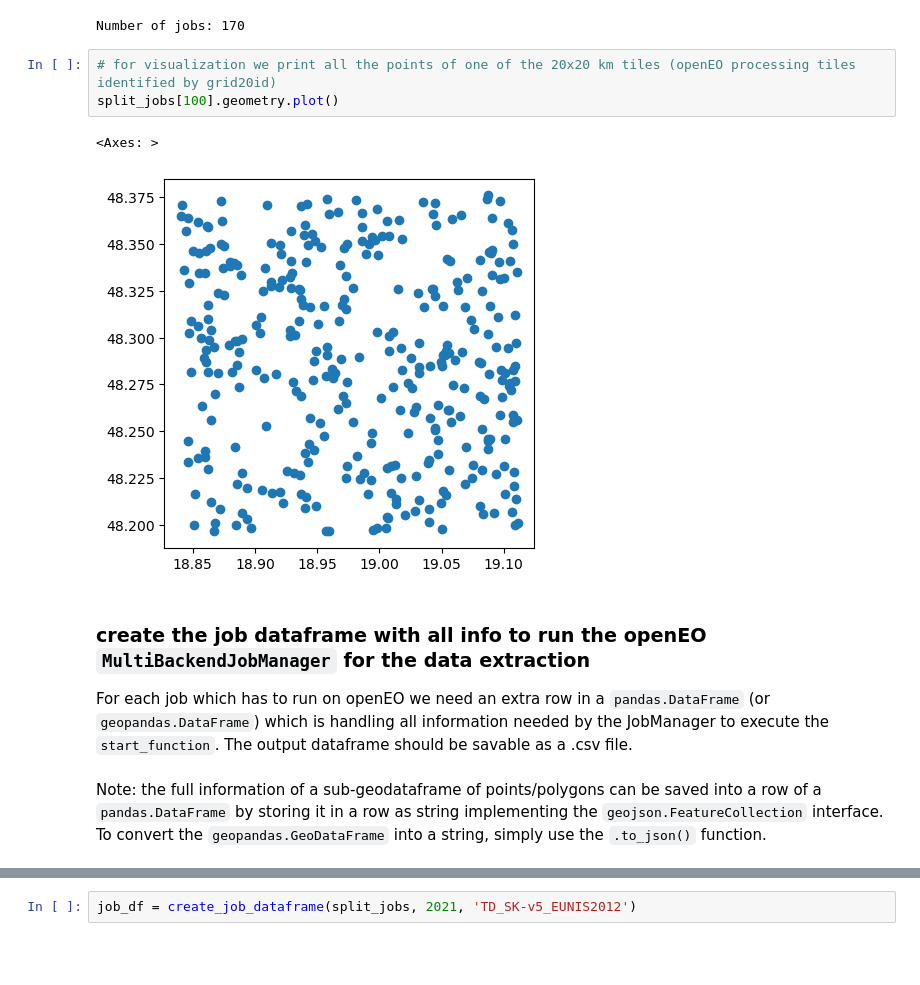
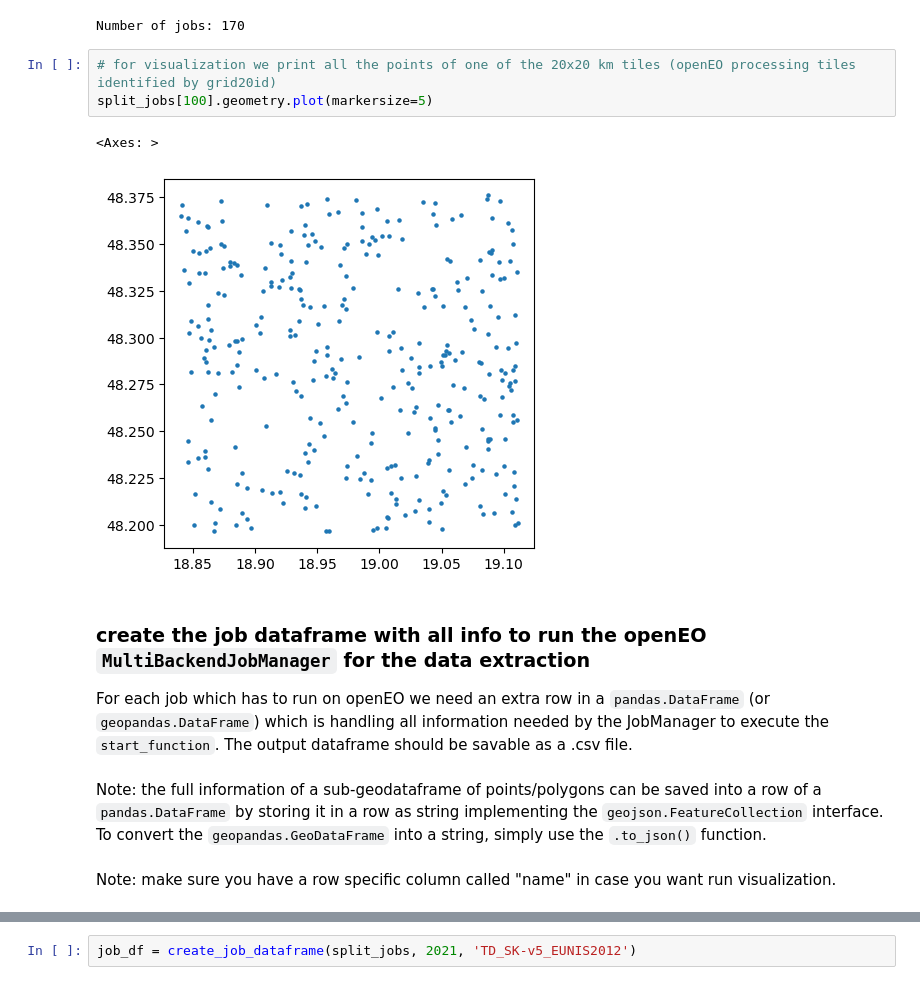
Before and after one commit to ESA-WEED-project/eo_processing, a Jupyter notebook: notebooks/example_SK-TD-points_full-feature_extraction.ipynb, the cells around one changed output, grey strips where cells are left out. Saved outputs shown, nothing was run; the diff lists cells and outputs as text; blank space fills up the shorter version.

```diff
--- a/notebooks/example_SK-TD-points_full-feature_extraction.ipynb
+++ b/notebooks/example_SK-TD-points_full-feature_extraction.ipynb
@@ -132,14 +138,15 @@ print(f'Number of jobs: {len(split_jobs)}')
 Number of jobs: 170
 # %%
 # for visualization we print all the points of one of the 20x20 km tiles (openEO processing tiles identified by grid20id)
-split_jobs[100].geometry.plot()
+split_jobs[100].geometry.plot(markersize=5)
 # %% [output]
 <Axes: >
-[figure, old version]
+[figure, new version]
 # %% [markdown]
 ### create the job dataframe with all info to run the openEO `MultiBackendJobManager` for the data extraction
 For each job which has to run on openEO we need an extra row in a `pandas.DataFrame` (or `geopandas.DataFrame`) which is handling all information needed by the JobManager to execute the `start_function`. The output dataframe should be savable as a .csv file. <br> <br>
 Note: the full information of a sub-geodataframe of points/polygons can be saved into a row of a `pandas.DataFrame` by storing it in a row as string implementing the `geojson.FeatureCollection` interface. To convert the `geopandas.GeoDataFrame` into a string, simply use the `.to_json()` function.
+<br><br> Note: make sure you have a row specific column called "name" in case you want run visualization.
 # %%
 def create_job_dataframe(split_jobs: list[gpd.GeoDataFrame], year: int, file_name_base: str) -> pd.DataFrame:
     """ Create a dataframe from the pre-split GeoDataFrame, containing all the necessary information to run the job.
```
Also changed, not shown: parts of 20 cells of this notebook, 1 other file.
